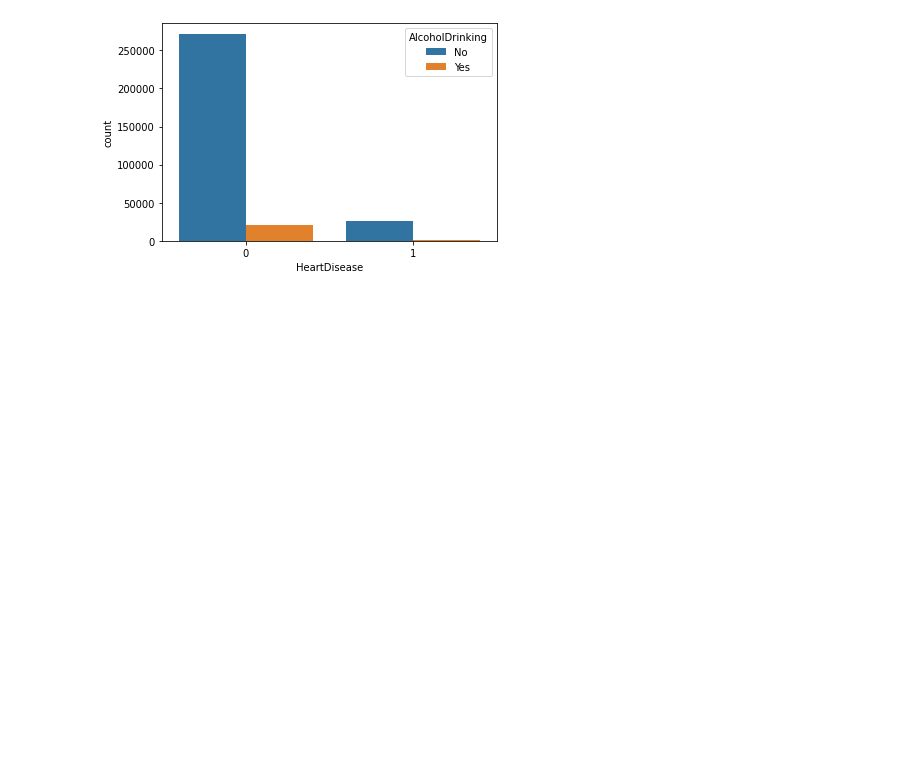
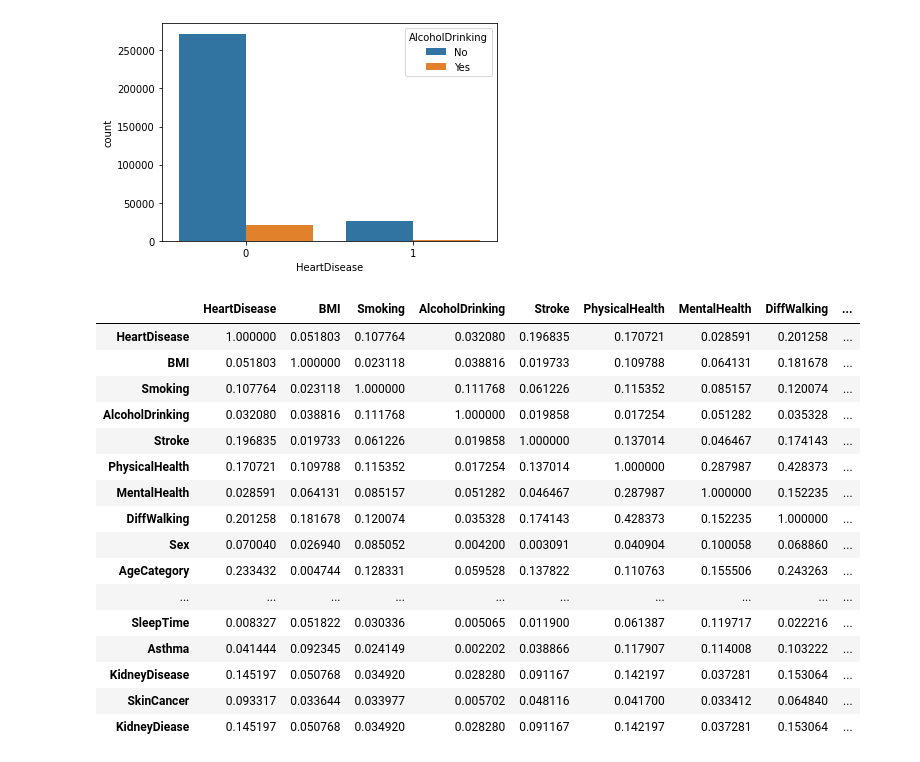
Before and after one commit to dev30k/Google-colabs, a Jupyter notebook: heart.ipynb, the cells around one changed output. Cells and saved outputs as stored; diff of their text form; code cells hidden in the pictures; blank space fills up the shorter version.

```diff
--- a/heart.ipynb
+++ b/heart.ipynb
@@ -107,3 +120,23 @@ sns.countplot(x="HeartDisease",hue="AlcoholDrinking",data=data)
 # %% [output]
 <matplotlib.axes._subplots.AxesSubplot at 0x...>
 [figure]
+# %%
+data.corr().abs().style.background_gradient(cmap='coolwarm')
+# %% [output]
+|  | HeartDisease | BMI | Smoking | AlcoholDrinking | Stroke | PhysicalHealth | MentalHealth | DiffWalking | ... |
+| HeartDisease | 1.000000 | 0.051803 | 0.107764 | 0.032080 | 0.196835 | 0.170721 | 0.028591 | 0.201258 | ... |
+| BMI | 0.051803 | 1.000000 | 0.023118 | 0.038816 | 0.019733 | 0.109788 | 0.064131 | 0.181678 | ... |
+| Smoking | 0.107764 | 0.023118 | 1.000000 | 0.111768 | 0.061226 | 0.115352 | 0.085157 | 0.120074 | ... |
+| AlcoholDrinking | 0.032080 | 0.038816 | 0.111768 | 1.000000 | 0.019858 | 0.017254 | 0.051282 | 0.035328 | ... |
+| Stroke | 0.196835 | 0.019733 | 0.061226 | 0.019858 | 1.000000 | 0.137014 | 0.046467 | 0.174143 | ... |
+| PhysicalHealth | 0.170721 | 0.109788 | 0.115352 | 0.017254 | 0.137014 | 1.000000 | 0.287987 | 0.428373 | ... |
+| MentalHealth | 0.028591 | 0.064131 | 0.085157 | 0.051282 | 0.046467 | 0.287987 | 1.000000 | 0.152235 | ... |
+| DiffWalking | 0.201258 | 0.181678 | 0.120074 | 0.035328 | 0.174143 | 0.428373 | 0.152235 | 1.000000 | ... |
+| Sex | 0.070040 | 0.026940 | 0.085052 | 0.004200 | 0.003091 | 0.040904 | 0.100058 | 0.068860 | ... |
+| AgeCategory | 0.233432 | 0.004744 | 0.128331 | 0.059528 | 0.137822 | 0.110763 | 0.155506 | 0.243263 | ... |
+| ... | ... | ... | ... | ... | ... | ... | ... | ... | ... |
+| SleepTime | 0.008327 | 0.051822 | 0.030336 | 0.005065 | 0.011900 | 0.061387 | 0.119717 | 0.022216 | ... |
+| Asthma | 0.041444 | 0.092345 | 0.024149 | 0.002202 | 0.038866 | 0.117907 | 0.114008 | 0.103222 | ... |
+| KidneyDisease | 0.145197 | 0.050768 | 0.034920 | 0.028280 | 0.091167 | 0.142197 | 0.037281 | 0.153064 | ... |
+| SkinCancer | 0.093317 | 0.033644 | 0.033977 | 0.005702 | 0.048116 | 0.041700 | 0.033412 | 0.064840 | ... |
+| KidneyDiease | 0.145197 | 0.050768 | 0.034920 | 0.028280 | 0.091167 | 0.142197 | 0.037281 | 0.153064 | ... |
```
Also changed, not shown: parts of 5 cells of this notebook.
